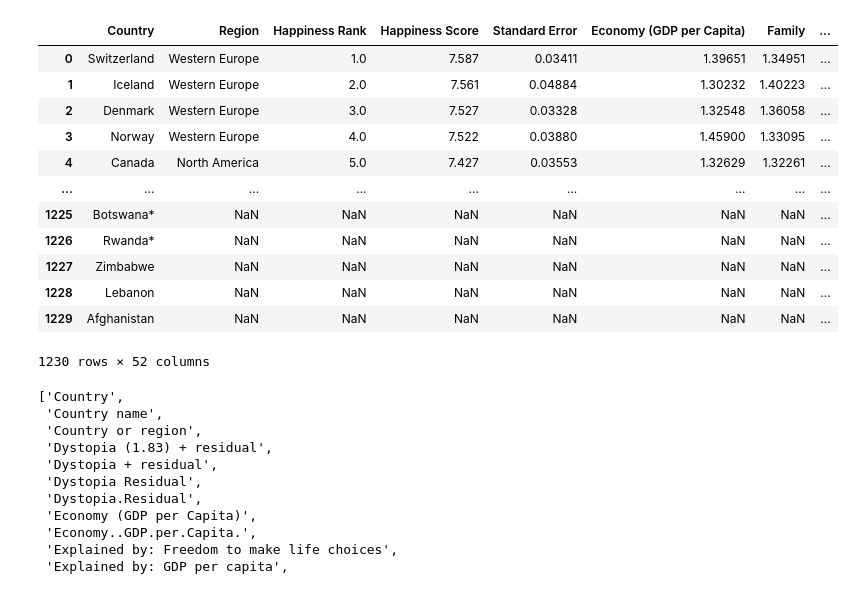
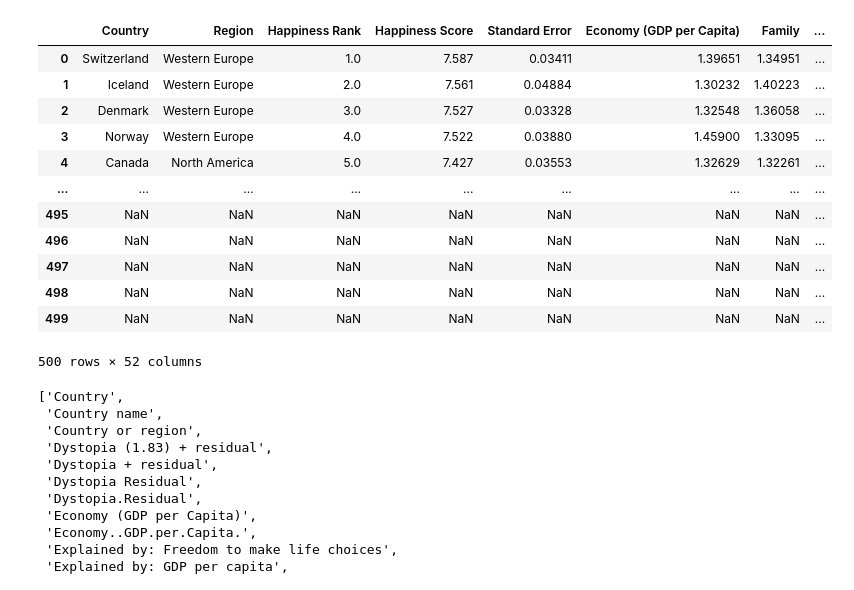
Before and after one commit to dafreibe74/GRPONE-The_Eddies, a Jupyter notebook: Data_cleaning.ipynb, the cells around one changed output. Saved outputs shown, nothing was run; the diff lists cells and outputs as text; code cells hidden in the pictures.

```diff
--- a/Data_cleaning.ipynb
+++ b/Data_cleaning.ipynb
@@ -6,24 +6,24 @@ import pandas as pd
 # %%
 #import the combined csv
 combined_df = "data/Combined_Raw_Data.csv"
 combined_df = pd.read_csv(combined_df)
 combined_df = pd.DataFrame(combined_df)
 combined_df.drop('Unnamed: 0',axis=1,inplace=True)
-combined_df
+combined_df.head(500)
 # %% [output]
 |  | Country | Region | Happiness Rank | Happiness Score | Standard Error | Economy (GDP per Capita) | Family | ... |
 | 0 | Switzerland | Western Europe | 1.0 | 7.587 | 0.03411 | 1.39651 | 1.34951 | ... |
 | 1 | Iceland | Western Europe | 2.0 | 7.561 | 0.04884 | 1.30232 | 1.40223 | ... |
 | 2 | Denmark | Western Europe | 3.0 | 7.527 | 0.03328 | 1.32548 | 1.36058 | ... |
 | 3 | Norway | Western Europe | 4.0 | 7.522 | 0.03880 | 1.45900 | 1.33095 | ... |
 | 4 | Canada | North America | 5.0 | 7.427 | 0.03553 | 1.32629 | 1.32261 | ... |
 | ... | ... | ... | ... | ... | ... | ... | ... | ... |
-| 1225 | Botswana* | NaN | NaN | NaN | NaN | NaN | NaN | ... |
-| 1226 | Rwanda* | NaN | NaN | NaN | NaN | NaN | NaN | ... |
-| 1227 | Zimbabwe | NaN | NaN | NaN | NaN | NaN | NaN | ... |
-| 1228 | Lebanon | NaN | NaN | NaN | NaN | NaN | NaN | ... |
-| 1229 | Afghanistan | NaN | NaN | NaN | NaN | NaN | NaN | ... |
+| 495 | NaN | NaN | NaN | NaN | NaN | NaN | NaN | ... |
+| 496 | NaN | NaN | NaN | NaN | NaN | NaN | NaN | ... |
+| 497 | NaN | NaN | NaN | NaN | NaN | NaN | NaN | ... |
+| 498 | NaN | NaN | NaN | NaN | NaN | NaN | NaN | ... |
+| 499 | NaN | NaN | NaN | NaN | NaN | NaN | NaN | ... |
-1230 rows × 52 columns
+500 rows × 52 columns
 # %%
 #show columns in alphabetical order to see which ones have like titles
 columns = combined_df.columns.tolist()
```
Also changed, not shown: 4 other files.
